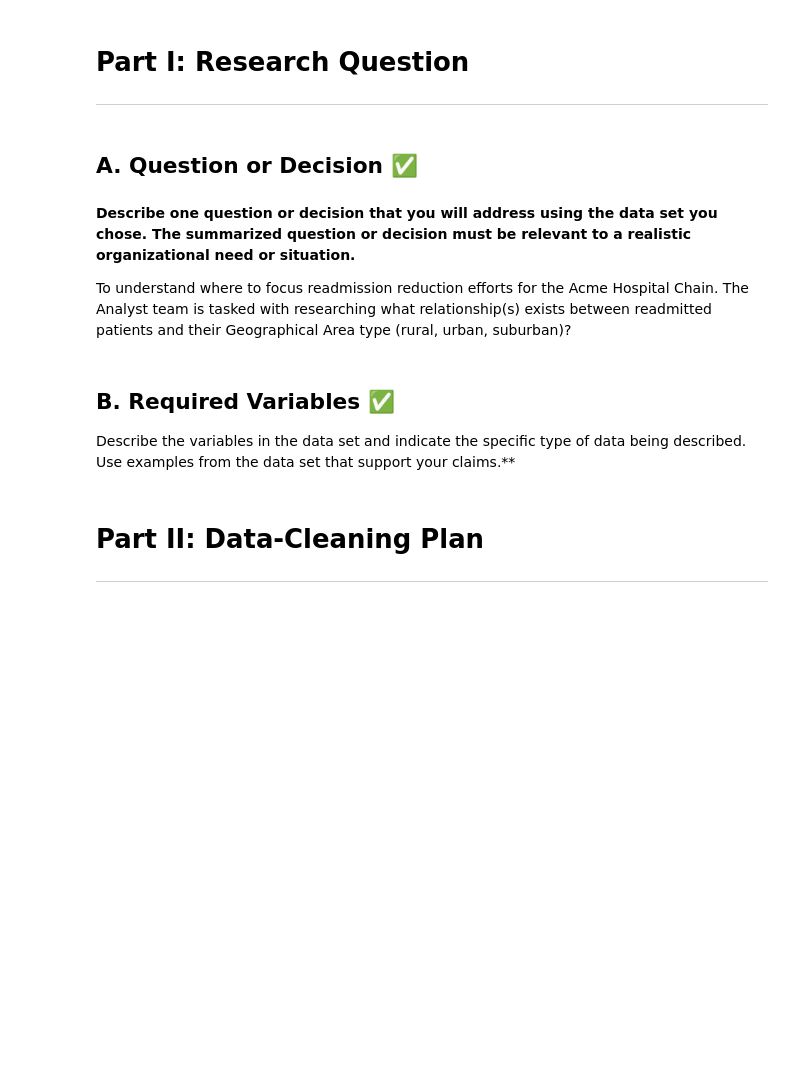
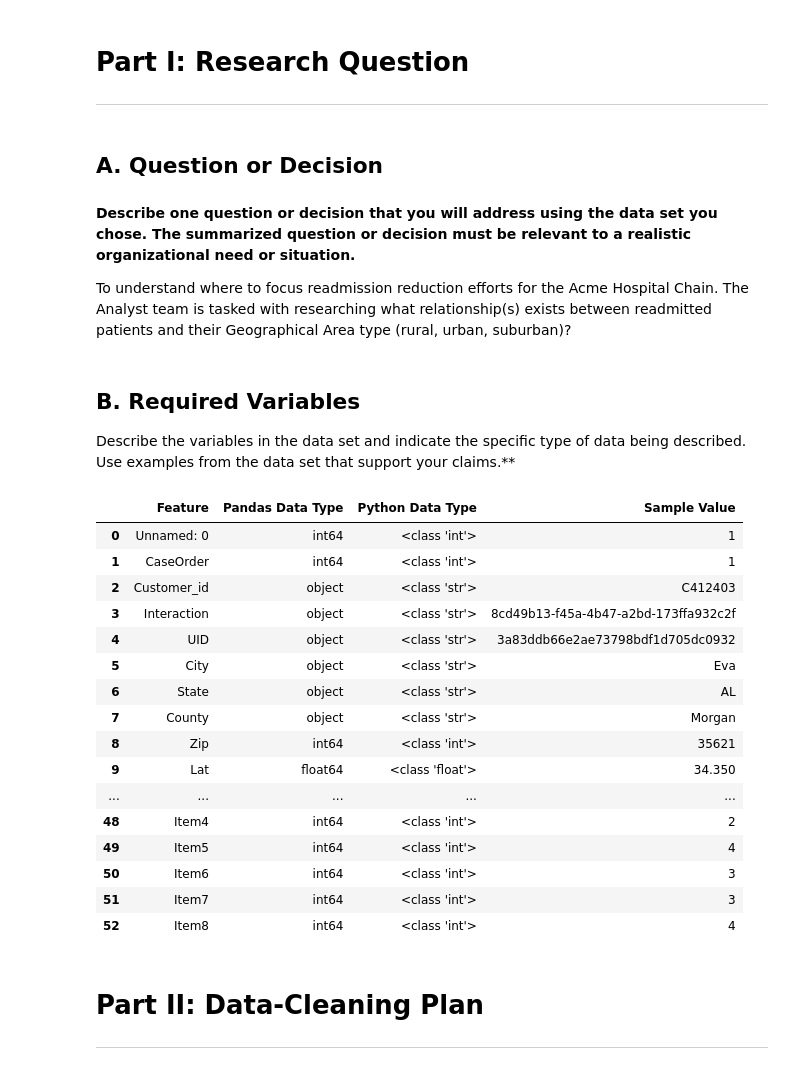
Before and after one commit to chrispaynes/OSDSC-Portfolio, a Jupyter notebook: medical_data_cleaning/medical_data_detection.ipynb, the cells around one changed output. Saved outputs shown, nothing was run; the diff lists cells and outputs as text; code cells hidden in the pictures; blank space fills up the shorter version.

```diff
--- a/medical_data_cleaning/medical_data_detection.ipynb
+++ b/medical_data_cleaning/medical_data_detection.ipynb
@@ -60,30 +53,50 @@ df.describe()
 # Part I: Research Question
 ---
 # %% [markdown]
-## A. Question or Decision ✅
+## A. Question or Decision
 # %% [markdown]
 **Describe one question or decision that you will address using the data set you chose. The summarized question or decision must be relevant to a realistic organizational need or situation.**
 
 To understand where to focus readmission reduction efforts for the Acme Hospital Chain. The Analyst team is tasked with researching what relationship(s) exists between readmitted patients and their Geographical Area type (rural, urban, suburban)?
 # %% [markdown]
-## B. Required Variables ✅
+## B. Required Variables
 Describe the variables in the data set and indicate the specific type of data being described. Use examples from the data set that support your claims.**
 # %%
 # merges datatypes with sample data
 # see "D206 Data Cleaning_ Medical Data Considerations and Dictionary" for feature descriptions
 df_tp = df.head(1).transpose()
 
 # store the value's python data type
 df_tp["Python Data Type"] = df_tp[0].apply(type)
 
 # store the value's pandas data type
 df_tp["Pandas Data Type"] = df.dtypes
 
 # rename cols
-df_tp = df_tp.reset_index().rename(columns={'index':'Feature', 0: "Sample Value"})
+df_tp = df_tp.reset_index().rename(columns={"index": "Feature", 0: "Sample Value"})
 
 # reorder columns
-df_tp.reindex(columns=["Feature", "Pandas Data Type", "Python Data Type", "Sample Value"])
+df_tp.reindex(
+    columns=["Feature", "Pandas Data Type", "Python Data Type", "Sample Value"]
+)
+# %% [output]
+|  | Feature | Pandas Data Type | Python Data Type | Sample Value |
+| 0 | Unnamed: 0 | int64 | <class 'int'> | 1 |
+| 1 | CaseOrder | int64 | <class 'int'> | 1 |
+| 2 | Customer_id | object | <class 'str'> | C412403 |
+| 3 | Interaction | object | <class 'str'> | 8cd49b13-f45a-4b47-a2bd-173ffa932c2f |
+| 4 | UID | object | <class 'str'> | 3a83ddb66e2ae73798bdf1d705dc0932 |
+| 5 | City | object | <class 'str'> | Eva |
+| 6 | State | object | <class 'str'> | AL |
+| 7 | County | object | <class 'str'> | Morgan |
+| 8 | Zip | int64 | <class 'int'> | 35621 |
+| 9 | Lat | float64 | <class 'float'> | 34.350 |
+| ... | ... | ... | ... | ... |
+| 48 | Item4 | int64 | <class 'int'> | 2 |
+| 49 | Item5 | int64 | <class 'int'> | 4 |
+| 50 | Item6 | int64 | <class 'int'> | 3 |
+| 51 | Item7 | int64 | <class 'int'> | 3 |
+| 52 | Item8 | int64 | <class 'int'> | 4 |
 # %% [markdown]
 # Part II: Data-Cleaning Plan
 ---
```
Also changed, not shown: parts of 24 cells of this notebook, 2 other files.
